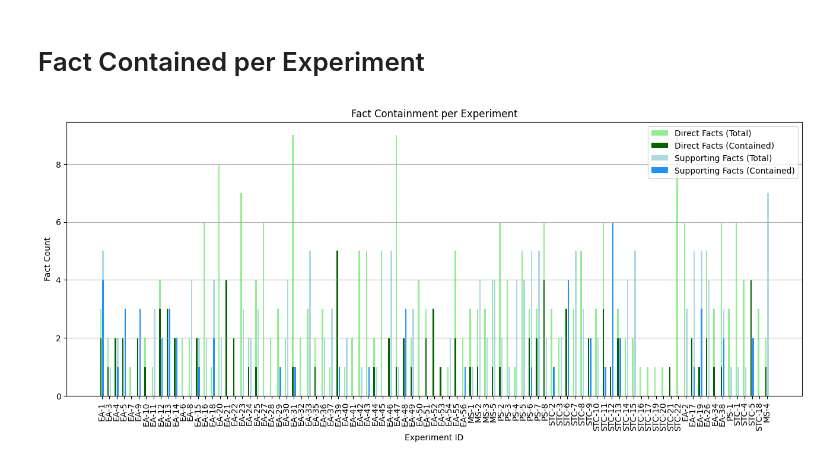
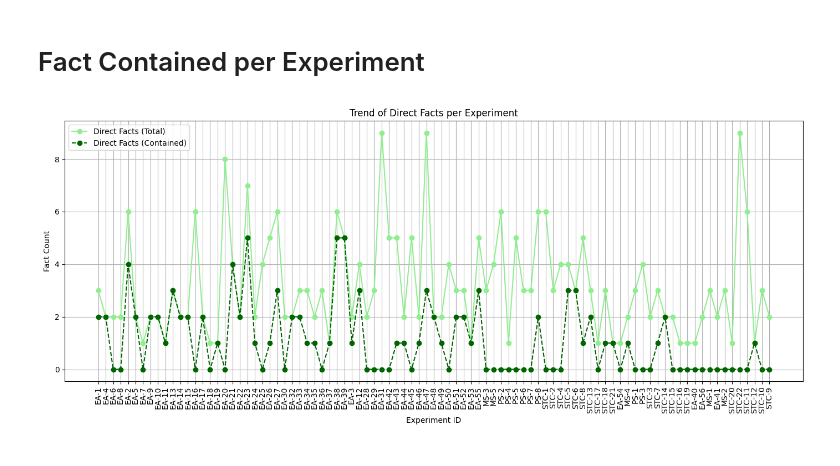
Before and after one commit to mrrestre/react_agent_in_edp, a Jupyter notebook: experiments/interpretation/experiment_viewer.ipynb, the cells around one changed output. Cells and saved outputs as stored; diff of their text form; code cells hidden in the pictures.

```diff
--- a/experiments/interpretation/experiment_viewer.ipynb
+++ b/experiments/interpretation/experiment_viewer.ipynb
@@ -1,5 +1,4 @@
 # %%
-from enum import StrEnum
 import os
 import pandas as pd
 import json
@@ -7,16 +6,10 @@ import matplotlib.pyplot as plt
 import numpy as np
 import seaborn as sns
 
-
-class ExperimentFolders(StrEnum):
-    GPT_4o = "gpt-4o"
-
-
-class ExperimentFiles(StrEnum):
-    TRIAGE_LOCAL = "triage_local.json"
-    TRIAGE_MCP = "triage_mcp.json"
-    TRIAGE_MCP_SMITHERY = "triage_mcp_smithery.json"
-    ALL_TOOLS_MCP_SMITHERY = "all_tools_mcp_smithery.json"
+from experiments.interpretation.experiment_folders import (
+    ExperimentFiles,
+    ExperimentFolders,
+)
 
 
 notebook_dir = os.path.abspath("")
@@ -27,8 +20,8 @@ file_path = os.path.abspath(
         "..",
         "results",
         "experiments",
-        ExperimentFolders.GPT_4o,
-        ExperimentFiles.ALL_TOOLS_MCP_SMITHERY,
+        ExperimentFolders.GPT_41,
+        ExperimentFiles.TRIAGE_MCP_SEQ_WEBSEARCH,
     )
 )
 
@@ -251,50 +405,38 @@ plt.show()
 # %% [markdown]
 # Fact Contained per Experiment
 # %%
-# Setup
+import matplotlib.pyplot as plt
+import numpy as np
+
 num_experiments = len(df)
 x = np.arange(num_experiments)
 
-plt.figure(figsize=(16, 6))
+plt.figure(figsize=(14, 6))
 
-# Plot direct facts
-plt.bar(
-    x - 0.15,
+plt.plot(
+    x,
     df["direct_facts_total"],
-    width=0.2,
+    marker="o",
+    linestyle="-",
+    color="lightgreen",
     label="Direct Facts (Total)",
-    color="lightgreen",
 )
-plt.bar(
-    x - 0.15,
+plt.plot(
+    x,
     df["direct_facts_contained"],
-    width=0.2,
+    marker="o",
+    linestyle="--",
+    color="darkgreen",
     label="Direct Facts (Contained)",
-    color="darkgreen",
-)
-
-# Plot supporting facts
-plt.bar(
-    x + 0.15,
-    df["supporting_facts_total"],
-    width=0.2,
-    label="Supporting Facts (Total)",
-    color="lightblue",
-)
-plt.bar(
-    x + 0.15,
-    df["supporting_facts_contained"],
-    width=0.2,
-    label="Supporting Facts (Contained)",
-    color="dodgerblue",
 )
 
 plt.xlabel("Experiment ID")
 plt.ylabel("Fact Count")
-plt.title("Fact Containment per Experiment")
+plt.title("Trend of Direct Facts per Experiment")
 plt.xticks(x, df["id"], rotation=90)
 plt.legend()
-plt.grid(axis="y")
+plt.grid(True)
+plt.tight_layout()
 plt.show()
 # %% [output]
-[figure, old version]
+[figure, new version]
```
Also changed, not shown: parts of 13 cells of this notebook, 6 other files.
